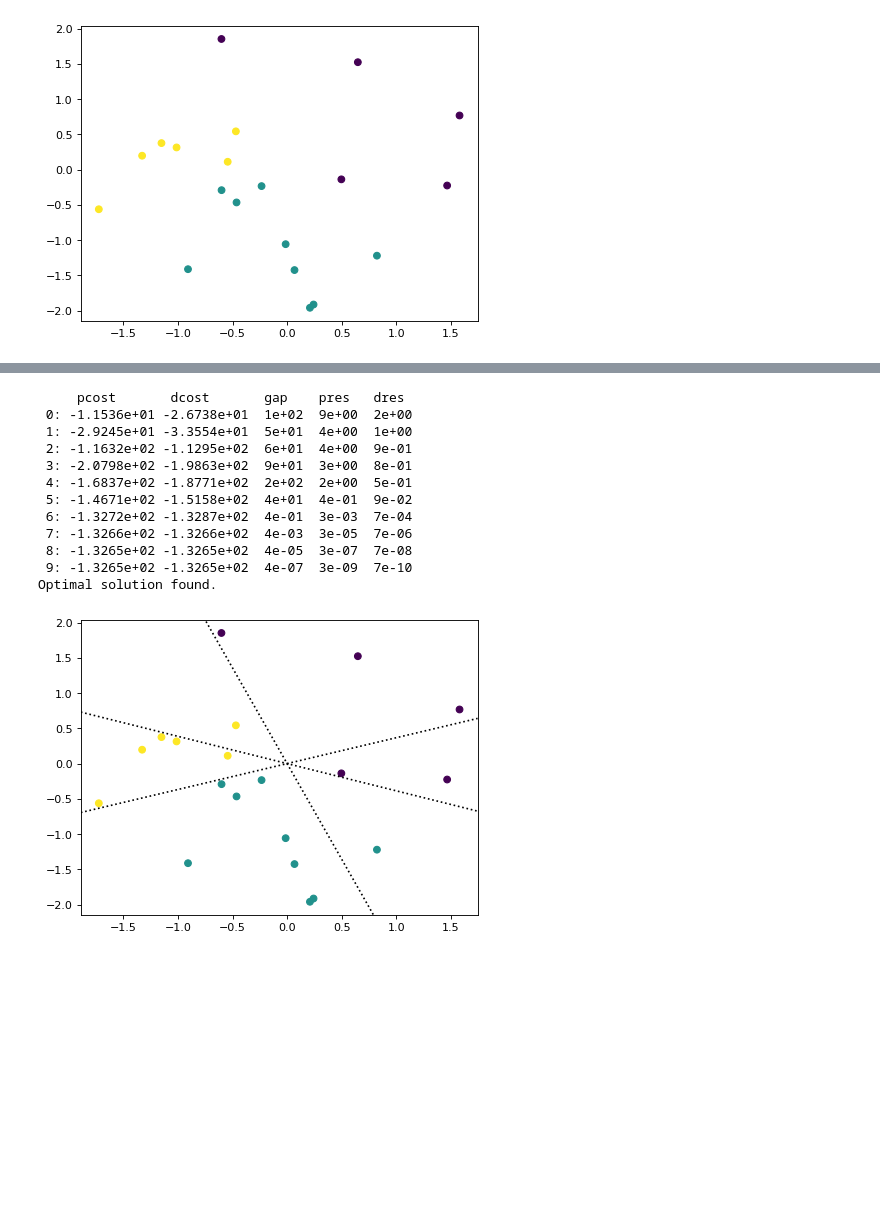
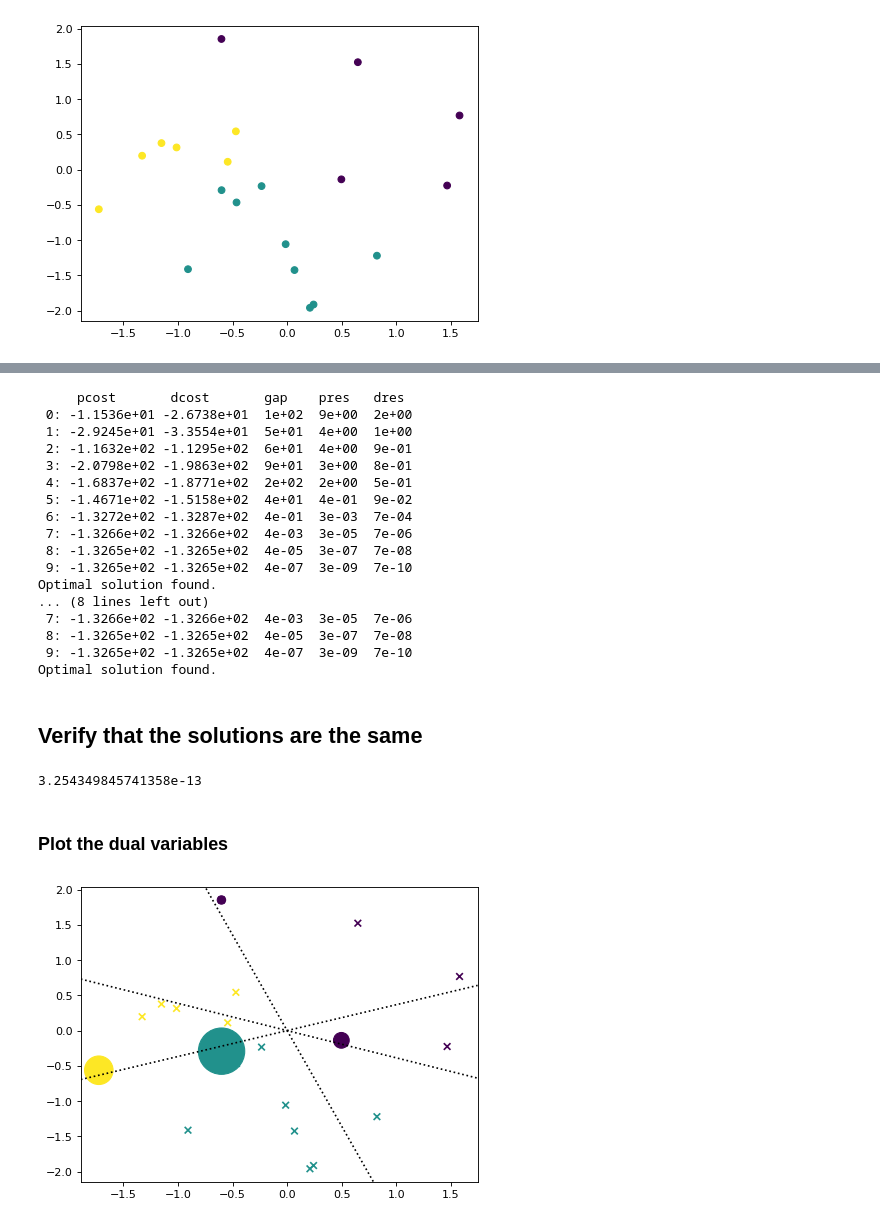
Before and after one commit to YutongWangML/msvmpy, a Jupyter notebook: README.ipynb, the cells around one changed output, grey strips where cells are left out. Drawn from its saved outputs; the diff is of its cells as text; code cells hidden in the pictures; blank space fills up the shorter version.

```diff
--- a/README.ipynb
+++ b/README.ipynb
@@ -32,6 +36,7 @@ plt.scatter(X[:,0],X[:,1],c = y)
 # %%
-import hard_margin
-WDn,_ = hard_margin.FnormA_du_orig(X,y,num_classes)
+import src.hard_margin
+Wscore,_ = src.hard_margin.FnormA_du_score(X,y,num_classes)
+Wrmarg,dual_vars = src.hard_margin.FnormA_du_rmarg(X,y,num_classes)
 # %% [output]
      pcost       dcost       gap    pres   dres
  0: -1.1536e+01 -2.6738e+01  1e+02  9e+00  2e+00
@@ -45,6 +50,17 @@ WDn,_ = hard_margin.FnormA_du_orig(X,y,num_classes)
  8: -1.3265e+02 -1.3265e+02  4e-05  3e-07  7e-08
  9: -1.3265e+02 -1.3265e+02  4e-07  3e-09  7e-10
 Optimal solution found.
+... (8 lines left out)
+ 7: -1.3266e+02 -1.3266e+02  4e-03  3e-05  7e-06
+ 8: -1.3265e+02 -1.3265e+02  4e-05  3e-07  7e-08
+ 9: -1.3265e+02 -1.3265e+02  4e-07  3e-09  7e-10
+Optimal solution found.
+# %% [markdown]
+## Verify that the solutions are the same
+# %%
+np.linalg.norm(Wscore - Wrmarg)
+# %% [output]
+3.254349845741358e-13
 # %%
 def plot_line(w,b=0,**kwargs):
     # plot the set of points v = [x,y] in R^2 such that
@@ -66,8 +82,11 @@ def plot_bdry(w):
     plot_line(w[:,0] - w[:,2], linestyle=':', c= 'k')
     plot_line(w[:,1] - w[:,2], linestyle=':', c= 'k')
     return None
+# %% [markdown]
+### Plot the dual variables
 # %%
-plt.scatter(X[:,0],X[:,1],c = y)
-plot_bdry(WDn)
+plt.scatter(X[:,0],X[:,1],c = y,marker='x')
+plt.scatter(X[:,0],X[:,1],c = y, s = 10*np.sum(dual_vars,axis=1))
+plot_bdry(Wrmarg)
 # %% [output]
-[figure, old version]
+[figure, new version]
```
Also changed, not shown: parts of 6 cells of this notebook, 5 other files.
